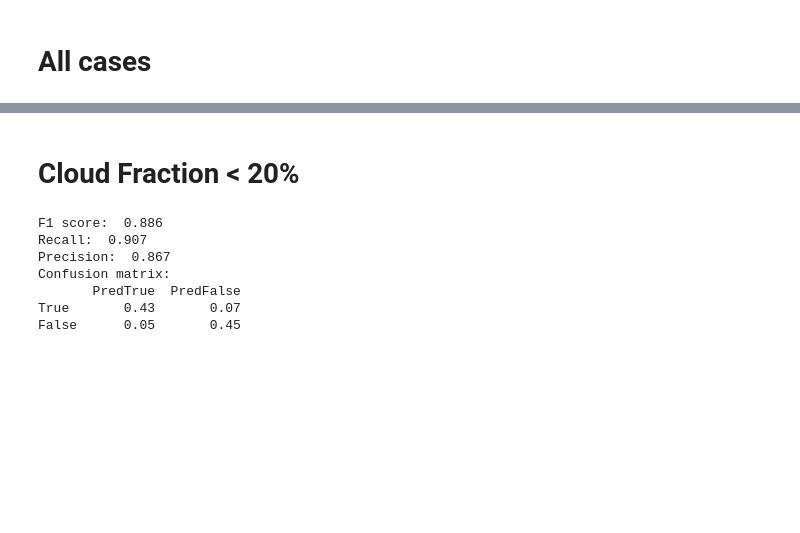
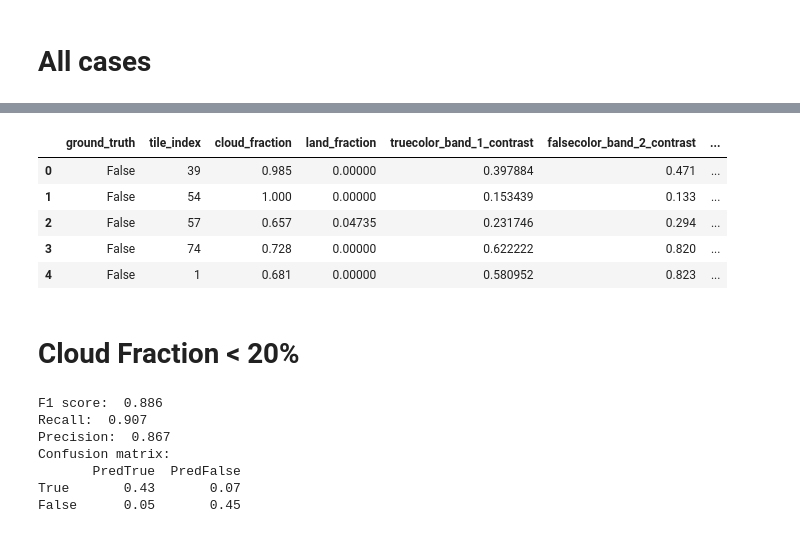
Before and after one commit to danielmwatkins/calval_tgrs, a Jupyter notebook: notebooks/preprocessing_filter_tiles_calibration.ipynb, the cells around one changed output, grey strips where cells are left out. Drawn from its saved outputs; the diff is of its cells as text; code cells hidden in the pictures; blank space fills up the shorter version.

```diff
--- a/notebooks/preprocessing_filter_tiles_calibration.ipynb
+++ b/notebooks/preprocessing_filter_tiles_calibration.ipynb
@@ -269,3 +213,12 @@ False      0.09       0.39
+# %%
+df_subset.head()
+# %% [output]
+|  | ground_truth | tile_index | cloud_fraction | land_fraction | truecolor_band_1_contrast | falsecolor_band_2_contrast | ... |
+| 0 | False | 39 | 0.985 | 0.00000 | 0.397884 | 0.471 | ... |
+| 1 | False | 54 | 1.000 | 0.00000 | 0.153439 | 0.133 | ... |
+| 2 | False | 57 | 0.657 | 0.04735 | 0.231746 | 0.294 | ... |
+| 3 | False | 74 | 0.728 | 0.00000 | 0.622222 | 0.820 | ... |
+| 4 | False | 1 | 0.681 | 0.00000 | 0.580952 | 0.823 | ... |
 # %% [markdown]
 # Cloud Fraction < 20%
 # %%
```
Also changed, not shown: parts of 23 cells of this notebook, 20 other files.
